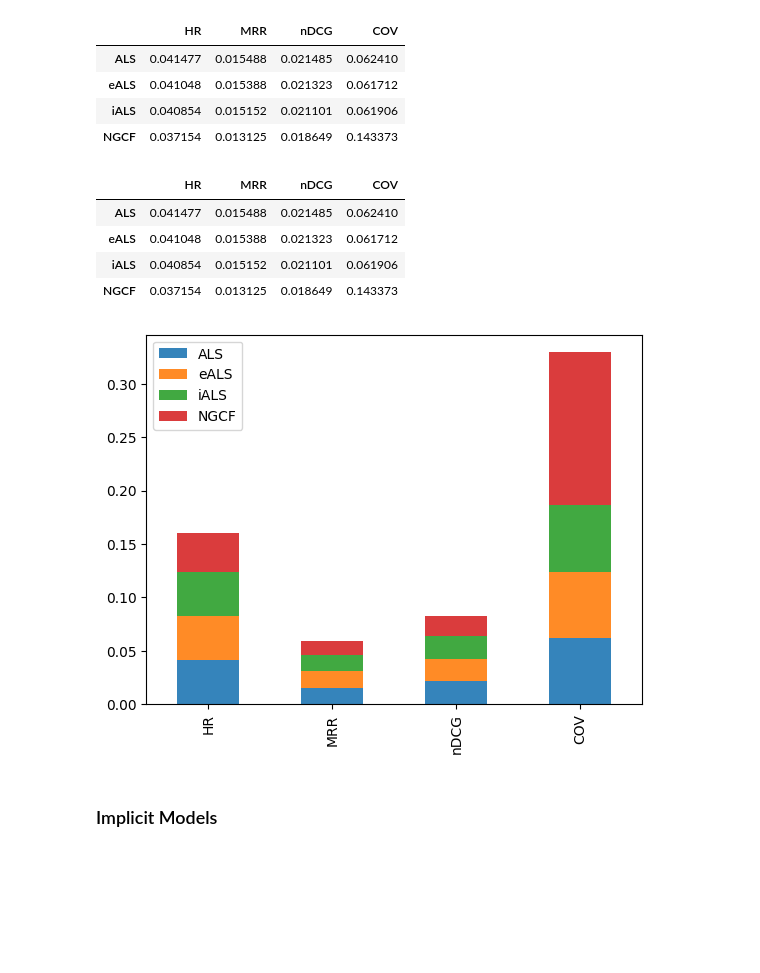
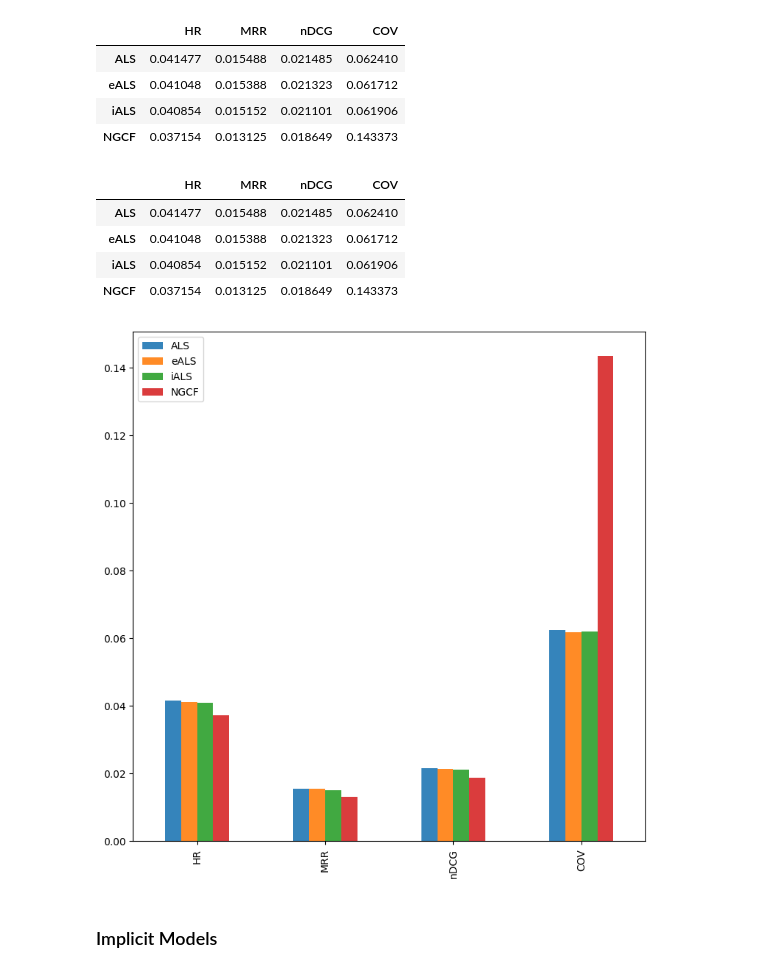
Before and after one commit to Mr6one/recsys-project-2023, a Jupyter notebook: notebooks/experiments.ipynb, the cells around one changed output. Saved outputs shown, nothing was run; the diff lists cells and outputs as text; code cells hidden in the pictures; blank space fills up the shorter version.

```diff
--- a/notebooks/experiments.ipynb
+++ b/notebooks/experiments.ipynb
@@ -98,14 +104,14 @@ scores_yelp.style.background_gradient()
 | iALS | 0.040854 | 0.015152 | 0.021101 | 0.061906 |
 | NGCF | 0.037154 | 0.013125 | 0.018649 | 0.143373 |
 # %%
-get_table_barplot(scores_yelp)
+get_table_barplot(scores_yelp, stacked=False, figsize=(9, 9))
 # %% [output]
 |  | HR | MRR | nDCG | COV |
 | ALS | 0.041477 | 0.015488 | 0.021485 | 0.062410 |
 | eALS | 0.041048 | 0.015388 | 0.021323 | 0.061712 |
 | iALS | 0.040854 | 0.015152 | 0.021101 | 0.061906 |
 | NGCF | 0.037154 | 0.013125 | 0.018649 | 0.143373 |
-[figure, old version]
+[figure, new version]
 # %% [markdown]
 ### Implicit Models
 # %%
```
Also changed, not shown: parts of 11 cells of this notebook.
